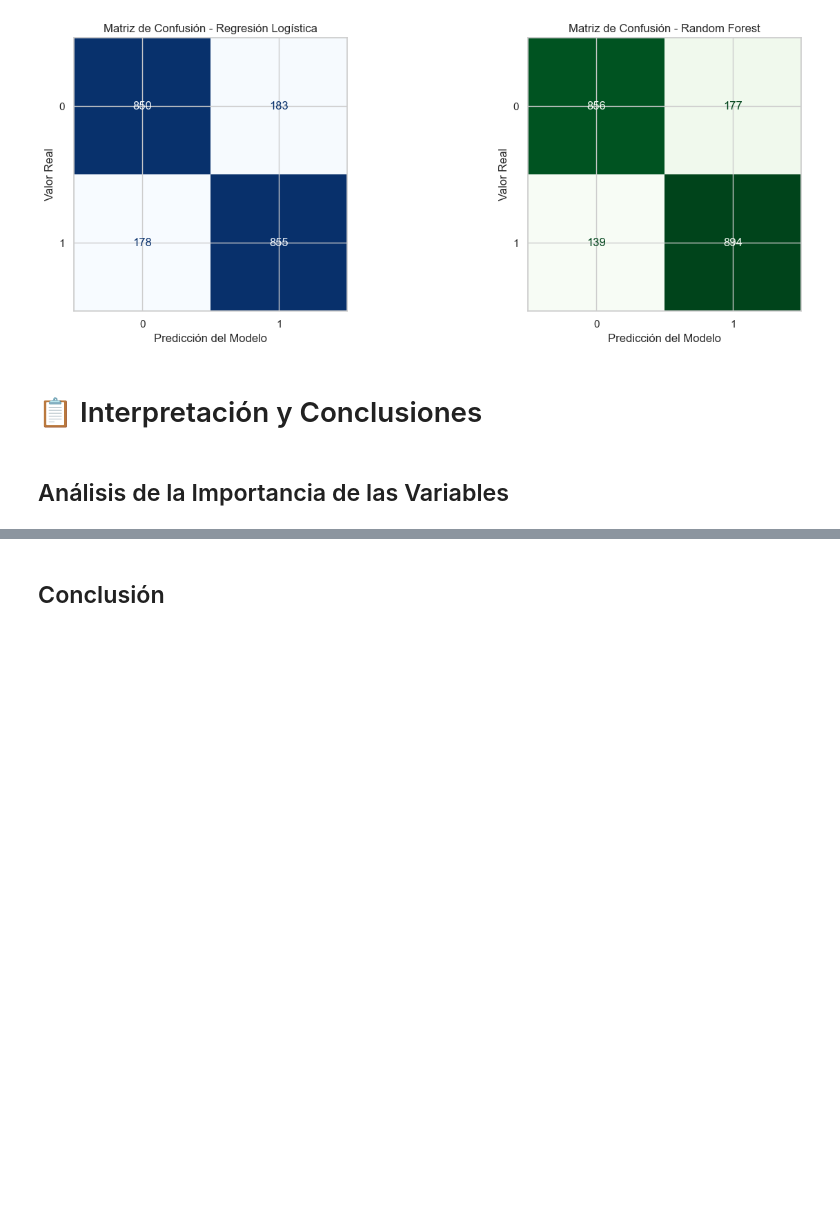
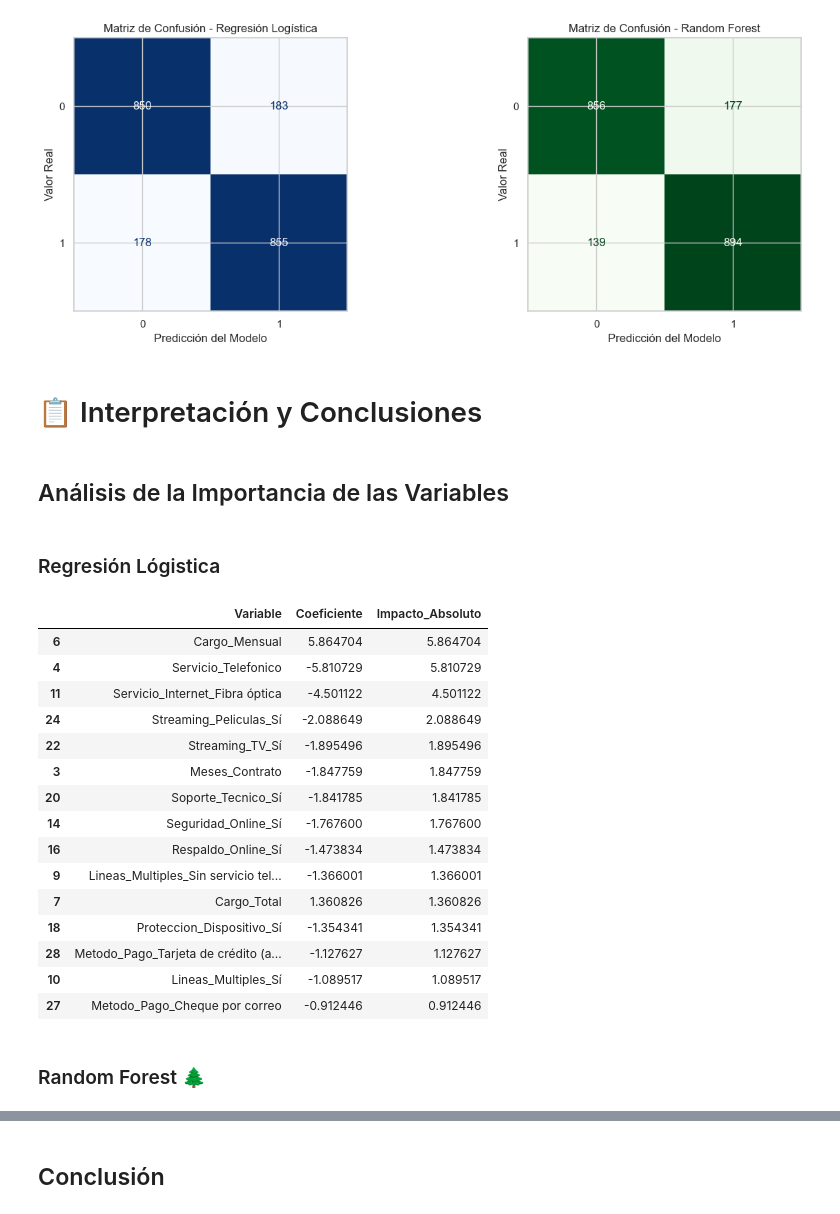
Before and after one commit to Fernando5899/Challenge_Telecom_X_2, a Jupyter notebook: Challenge.ipynb, the cells around one changed output, grey strips where cells are left out. Cells and saved outputs as stored; diff of their text form; code cells hidden in the pictures; blank space fills up the shorter version.

```diff
--- a/Challenge.ipynb
+++ b/Challenge.ipynb
@@ -387,0 +390,5 @@ plt.show()
+# %%
+# Obtenemos los nombres de todas nuestras variables de entrenamiento
+variables = X_train.columns
+# %% [markdown]
+### Regresión Lógistica
@@ -387,0 +402,22 @@ plt.show()
+# %%
+importancia_rl = importancia_rl.sort_values(by='Impacto_Absoluto', ascending=False).head(15)
+importancia_rl
+# %% [output]
+|  | Variable | Coeficiente | Impacto_Absoluto |
+| 6 | Cargo_Mensual | 5.864704 | 5.864704 |
+| 4 | Servicio_Telefonico | -5.810729 | 5.810729 |
+| 11 | Servicio_Internet_Fibra óptica | -4.501122 | 4.501122 |
+| 24 | Streaming_Peliculas_Sí | -2.088649 | 2.088649 |
+| 22 | Streaming_TV_Sí | -1.895496 | 1.895496 |
+| 3 | Meses_Contrato | -1.847759 | 1.847759 |
+| 20 | Soporte_Tecnico_Sí | -1.841785 | 1.841785 |
+| 14 | Seguridad_Online_Sí | -1.767600 | 1.767600 |
+| 16 | Respaldo_Online_Sí | -1.473834 | 1.473834 |
+| 9 | Lineas_Multiples_Sin servicio tel... | -1.366001 | 1.366001 |
+| 7 | Cargo_Total | 1.360826 | 1.360826 |
+| 18 | Proteccion_Dispositivo_Sí | -1.354341 | 1.354341 |
+| 28 | Metodo_Pago_Tarjeta de crédito (a... | -1.127627 | 1.127627 |
+| 10 | Lineas_Multiples_Sí | -1.089517 | 1.089517 |
+| 27 | Metodo_Pago_Cheque por correo | -0.912446 | 0.912446 |
+# %% [markdown]
+### Random Forest 🌲
```
Also changed, not shown: parts of 6 cells of this notebook.
